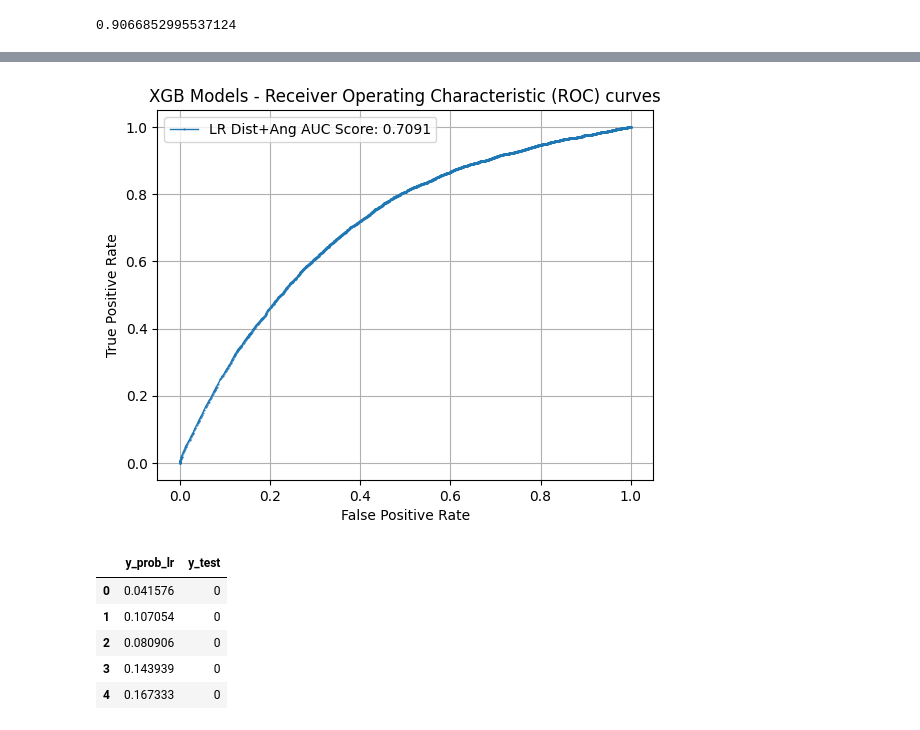
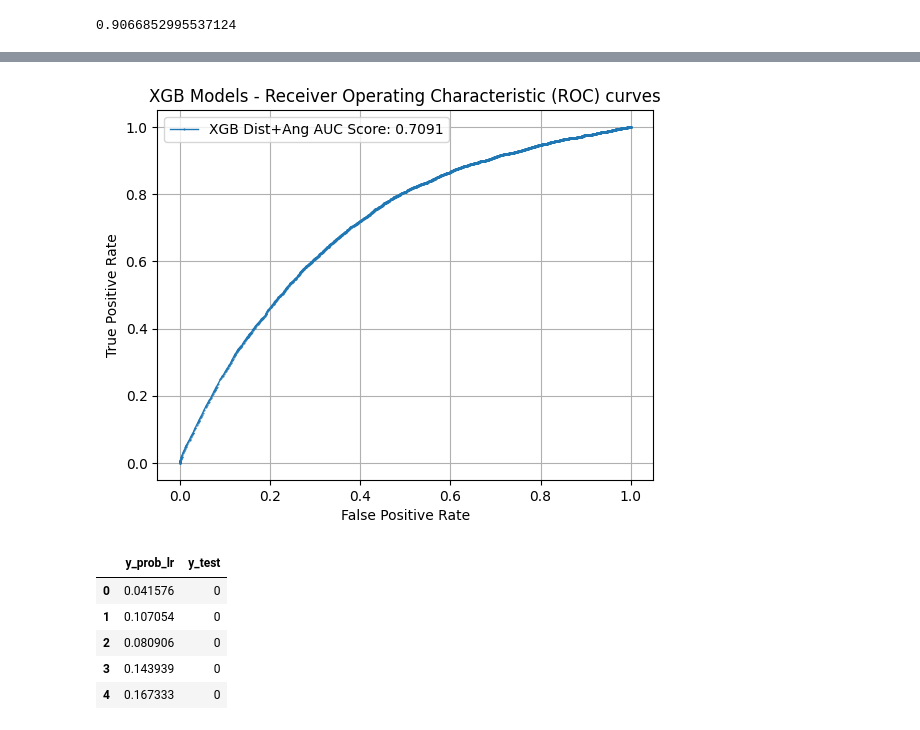
Before and after one commit to mina-parham/IFT6758-Project, a Jupyter notebook: notebooks/Milestone3_task5.ipynb, the cells around one changed output, grey strips where cells are left out. Saved outputs shown, nothing was run; the diff lists cells and outputs as text; code cells hidden in the pictures.

```diff
--- a/notebooks/Milestone3_task5.ipynb
+++ b/notebooks/Milestone3_task5.ipynb
@@ -141,14 +142,14 @@ COMET WARNING: Could not send live data to Comet during experiment runtime. An o
 # %%
 #ROC PLOT
-plt.plot(lr_fpr, lr_tpr, marker='.', linewidth=1, markersize=1,label=f"LR Dist+Ang AUC Score: {lr_auc}")
+plt.plot(lr_fpr, lr_tpr, marker='.', linewidth=1, markersize=1,label=f"XGB Dist+Ang AUC Score: {lr_auc}")
 plt.title('XGB Models - Receiver Operating Characteristic (ROC) curves')
 plt.xlabel('False Positive Rate')
 plt.ylabel('True Positive Rate')
 plt.grid()
 plt.legend()
 plt.show()
 # %% [output]
-[figure, old version]
+[figure, new version]
 # %%
 df_prob_goals = pd.DataFrame()
 df_prob_goals['y_prob_lr'] = lr_probs
```
Also changed, not shown: parts of 21 cells of this notebook, 1 other file.
